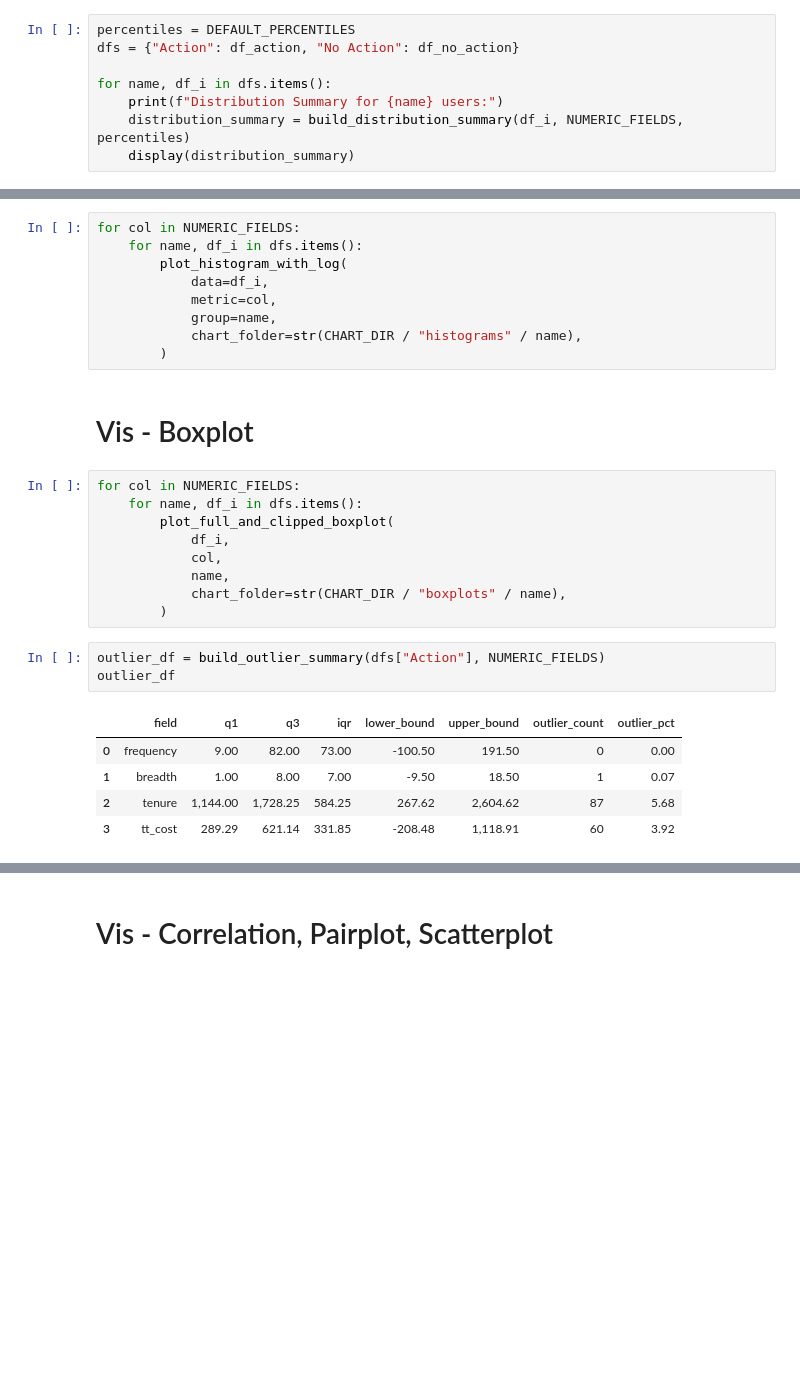
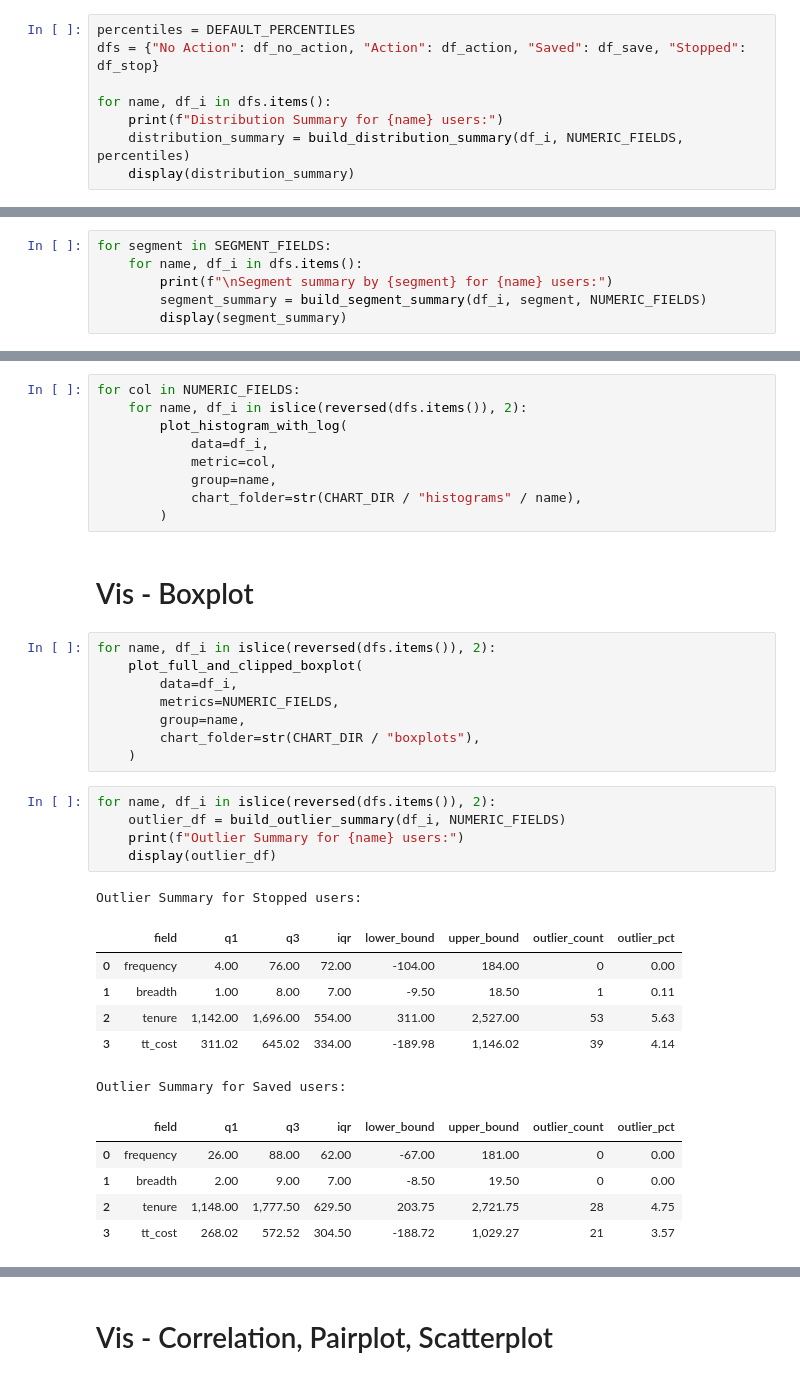
Before and after one commit to ying-gannett/stop_save_pChurn, a Jupyter notebook: src/notebooks/EDA.ipynb, the cells around one changed output, grey strips where cells are left out. Cells and saved outputs as stored; diff of their text form; blank space fills up the shorter version.

```diff
--- a/src/notebooks/EDA.ipynb
+++ b/src/notebooks/EDA.ipynb
@@ -95,6 +81,6 @@ memory usage: 1.1+ MB
 # %%
 percentiles = DEFAULT_PERCENTILES
-dfs = {"Action": df_action, "No Action": df_no_action}
+dfs = {"No Action": df_no_action, "Action": df_action, "Saved": df_save, "Stopped": df_stop}
 
 for name, df_i in dfs.items():
     print(f"Distribution Summary for {name} users:")
@@ -115,0 +114,6 @@ Distribution Summary for No Action users:
+# %%
+for segment in SEGMENT_FIELDS:
+    for name, df_i in dfs.items():
+        print(f"\nSegment summary by {segment} for {name} users:")
+        segment_summary = build_segment_summary(df_i, segment, NUMERIC_FIELDS)
+        display(segment_summary)
@@ -117,7 +176,7 @@ Distribution Summary for No Action users:
 # Vis - Histogram
 # %%
 for col in NUMERIC_FIELDS:
-    for name, df_i in dfs.items():
+    for name, df_i in islice(reversed(dfs.items()), 2):
         plot_histogram_with_log(
             data=df_i,
             metric=col,
@@ -127,20 +186,28 @@ for col in NUMERIC_FIELDS:
 # %% [markdown]
 # Vis - Boxplot
 # %%
-for col in NUMERIC_FIELDS:
-    for name, df_i in dfs.items():
-        plot_full_and_clipped_boxplot(
-            df_i,
-            col,
-            name,
-            chart_folder=str(CHART_DIR / "boxplots" / name),
-        )
+for name, df_i in islice(reversed(dfs.items()), 2):
+    plot_full_and_clipped_boxplot(
+        data=df_i,
+        metrics=NUMERIC_FIELDS,
+        group=name,
+        chart_folder=str(CHART_DIR / "boxplots"),
+    )
 # %%
-outlier_df = build_outlier_summary(dfs["Action"], NUMERIC_FIELDS)
-outlier_df
+for name, df_i in islice(reversed(dfs.items()), 2):
+    outlier_df = build_outlier_summary(df_i, NUMERIC_FIELDS)
+    print(f"Outlier Summary for {name} users:")
+    display(outlier_df)
 # %% [output]
+Outlier Summary for Stopped users:
 |  | field | q1 | q3 | iqr | lower_bound | upper_bound | outlier_count | outlier_pct |
-| 0 | frequency | 9.00 | 82.00 | 73.00 | -100.50 | 191.50 | 0 | 0.00 |
-| 1 | breadth | 1.00 | 8.00 | 7.00 | -9.50 | 18.50 | 1 | 0.07 |
-| 2 | tenure | 1,144.00 | 1,728.25 | 584.25 | 267.62 | 2,604.62 | 87 | 5.68 |
-| 3 | tt_cost | 289.29 | 621.14 | 331.85 | -208.48 | 1,118.91 | 60 | 3.92 |
+| 0 | frequency | 4.00 | 76.00 | 72.00 | -104.00 | 184.00 | 0 | 0.00 |
+| 1 | breadth | 1.00 | 8.00 | 7.00 | -9.50 | 18.50 | 1 | 0.11 |
+| 2 | tenure | 1,142.00 | 1,696.00 | 554.00 | 311.00 | 2,527.00 | 53 | 5.63 |
+| 3 | tt_cost | 311.02 | 645.02 | 334.00 | -189.98 | 1,146.02 | 39 | 4.14 |
+Outlier Summary for Saved users:
+|  | field | q1 | q3 | iqr | lower_bound | upper_bound | outlier_count | outlier_pct |
+| 0 | frequency | 26.00 | 88.00 | 62.00 | -67.00 | 181.00 | 0 | 0.00 |
+| 1 | breadth | 2.00 | 9.00 | 7.00 | -8.50 | 19.50 | 0 | 0.00 |
+| 2 | tenure | 1,148.00 | 1,777.50 | 629.50 | 203.75 | 2,721.75 | 28 | 4.75 |
+| 3 | tt_cost | 268.02 | 572.52 | 304.50 | -188.72 | 1,029.27 | 21 | 3.57 |
```
Also changed, not shown: parts of 17 cells of this notebook, 1 other file.
